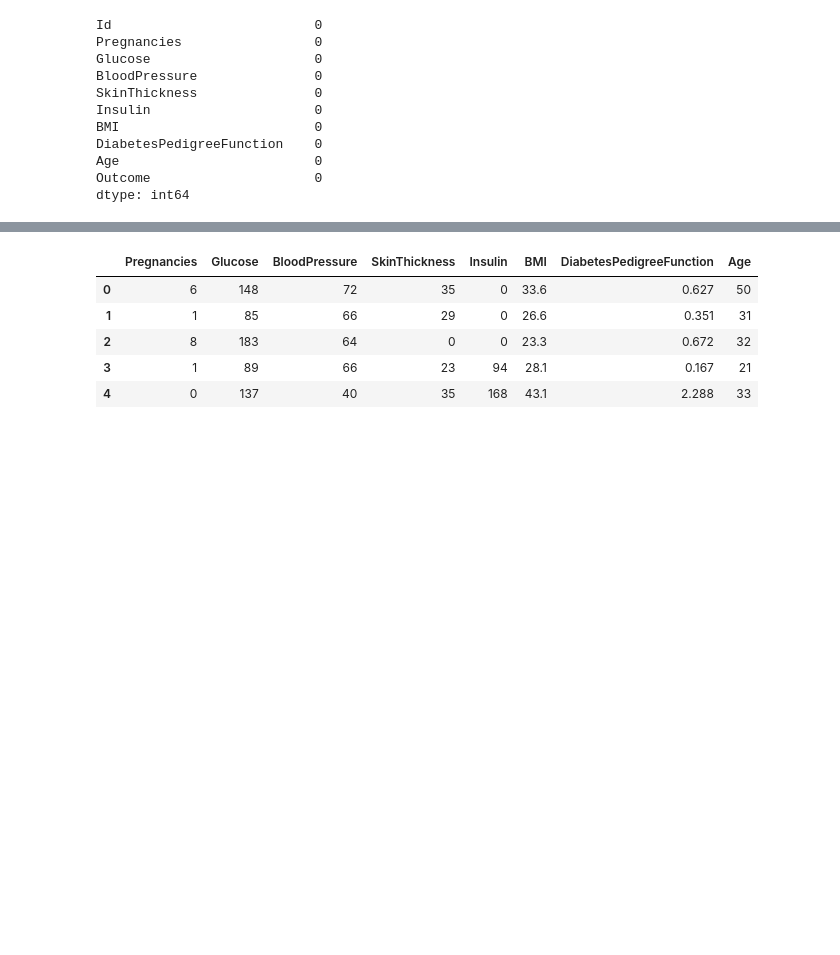
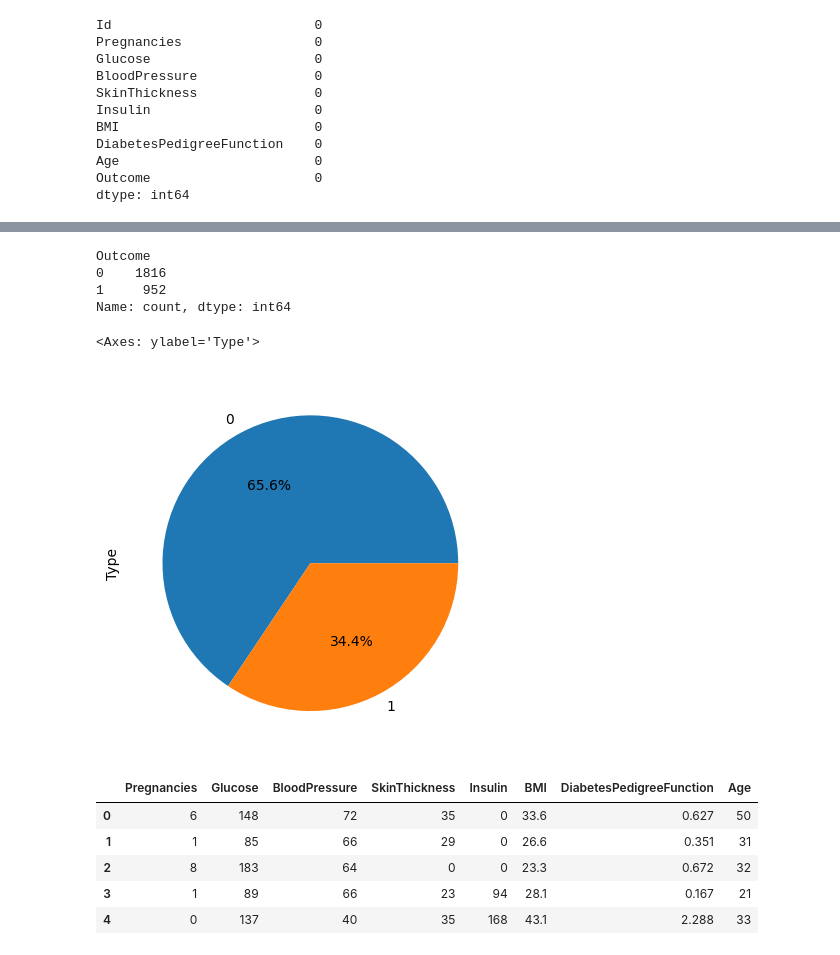
Before and after one commit to shinji-Yama77/ml-models, a Jupyter notebook: Binary Classificlation Diabetes .ipynb, the cells around one changed output, grey strips where cells are left out. Cells and saved outputs as stored; diff of their text form; code cells hidden in the pictures; blank space fills up the shorter version.

```diff
--- a/Binary Classificlation Diabetes .ipynb
+++ b/Binary Classificlation Diabetes .ipynb
@@ -45,3 +64,23 @@ dtype: int64
+# %%
+# check for imbalanced dataset
+
+
+print(df["Outcome"].value_counts())
+
+
+df.groupby('Outcome').size().plot(
+    kind='pie',
+    y="Outcome",
+    label="Type",
+    autopct='%1.1f%%'
+)
+# %% [output]
+Outcome
+0    1816
+1     952
+Name: count, dtype: int64
+<Axes: ylabel='Type'>
+[figure, added]
 # %%
 X = df.drop(columns=['Id', 'Outcome'])
 # %%
```
Also changed, not shown: parts of 9 cells of this notebook, 1 other file.
